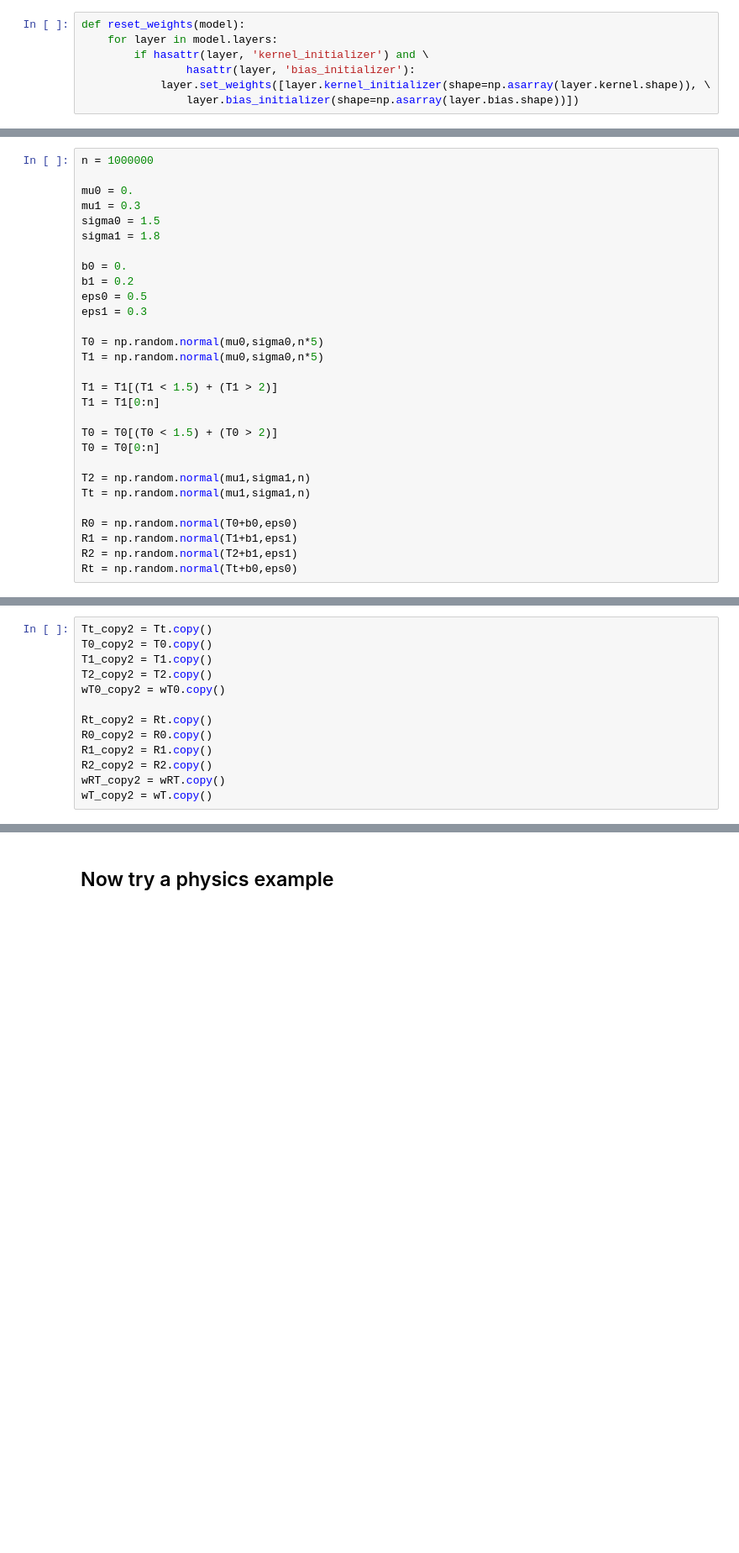
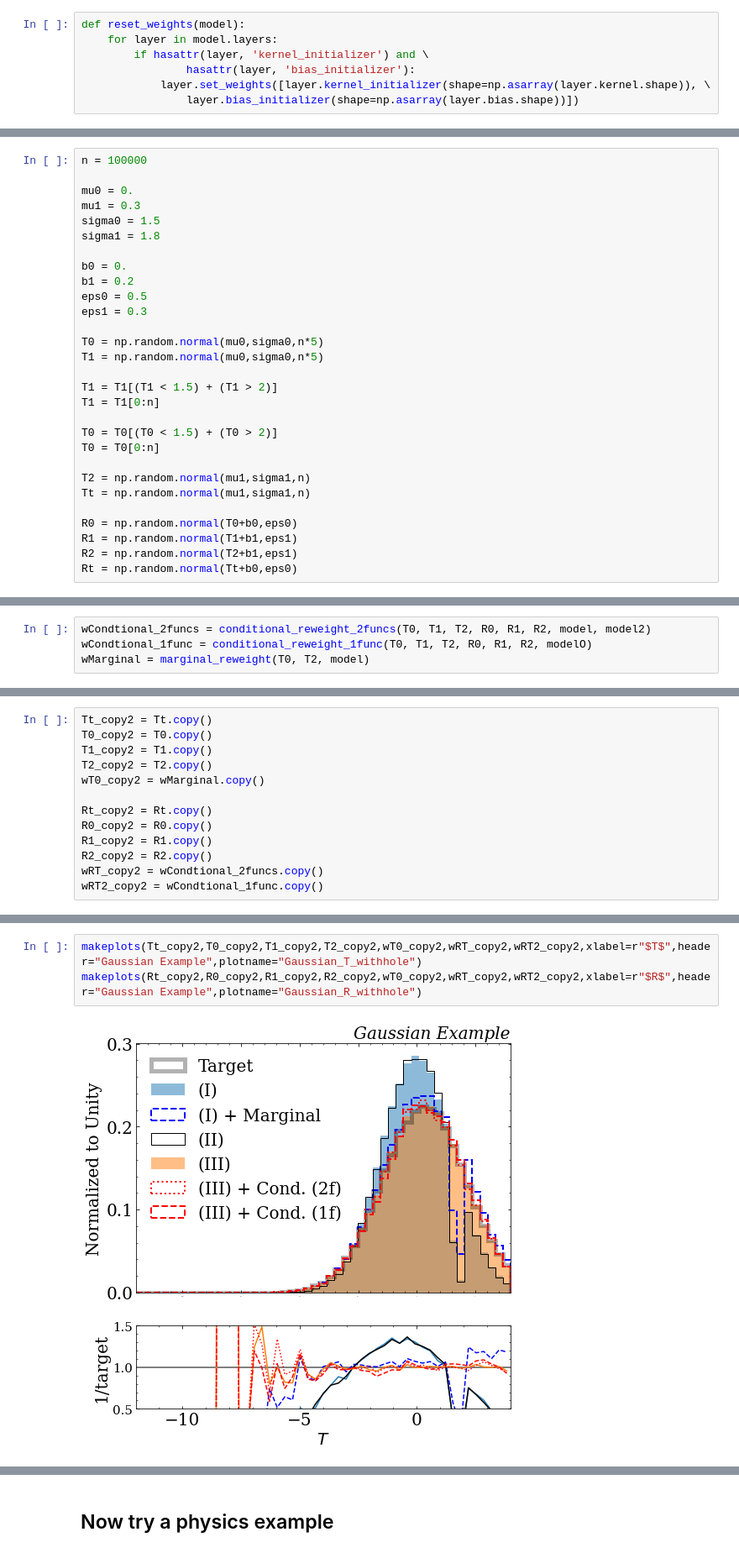
Before and after one commit to hep-lbdl/neuralconditional, a Jupyter notebook: ConditionalReweighting.ipynb, the cells around one changed output, grey strips where cells are left out. Shown: that part at 84% size. Drawn from its saved outputs; the diff is of its cells as text; blank space fills up the shorter version.

```diff
--- a/ConditionalReweighting.ipynb
+++ b/ConditionalReweighting.ipynb
@@ -222,5 +296,5 @@ plt.savefig("conditional/Gaussian_R.pdf",bbox_inches='tight')
 # %%
-n = 1000000
+n = 100000
 
 mu0 = 0.
 mu1 = 0.3
@@ -315,0 +325,4 @@ Epoch 20/20
+# %%
+wCondtional_2funcs = conditional_reweight_2funcs(T0, T1, T2, R0, R1, R2, model, model2)
+wCondtional_1func = conditional_reweight_1func(T0, T1, T2, R0, R1, R2, modelO)
+wMarginal = marginal_reweight(T0, T2, model)
@@ -318,11 +349,11 @@ Tt_copy2 = Tt.copy()
 T0_copy2 = T0.copy()
 T1_copy2 = T1.copy()
 T2_copy2 = T2.copy()
-wT0_copy2 = wT0.copy()
+wT0_copy2 = wMarginal.copy()
 
 Rt_copy2 = Rt.copy()
 R0_copy2 = R0.copy()
 R1_copy2 = R1.copy()
 R2_copy2 = R2.copy()
-wRT_copy2 = wRT.copy()
-wT_copy2 = wT.copy()
+wRT_copy2 = wCondtional_2funcs.copy()
+wRT2_copy2 = wCondtional_1func.copy()
@@ -376,0 +360,5 @@ plt.savefig("conditional/Gaussian_R_withhole.pdf",bbox_inches='tight')
+# %%
+makeplots(Tt_copy2,T0_copy2,T1_copy2,T2_copy2,wT0_copy2,wRT_copy2,wRT2_copy2,xlabel=r"$T$",header="Gaussian Example",plotname="Gaussian_T_withhole")
+makeplots(Rt_copy2,R0_copy2,R1_copy2,R2_copy2,wT0_copy2,wRT_copy2,wRT2_copy2,xlabel=r"$R$",header="Gaussian Example",plotname="Gaussian_R_withhole")
+# %% [output]
+[figure, added]
```
Also changed, not shown: parts of 54 cells of this notebook.
